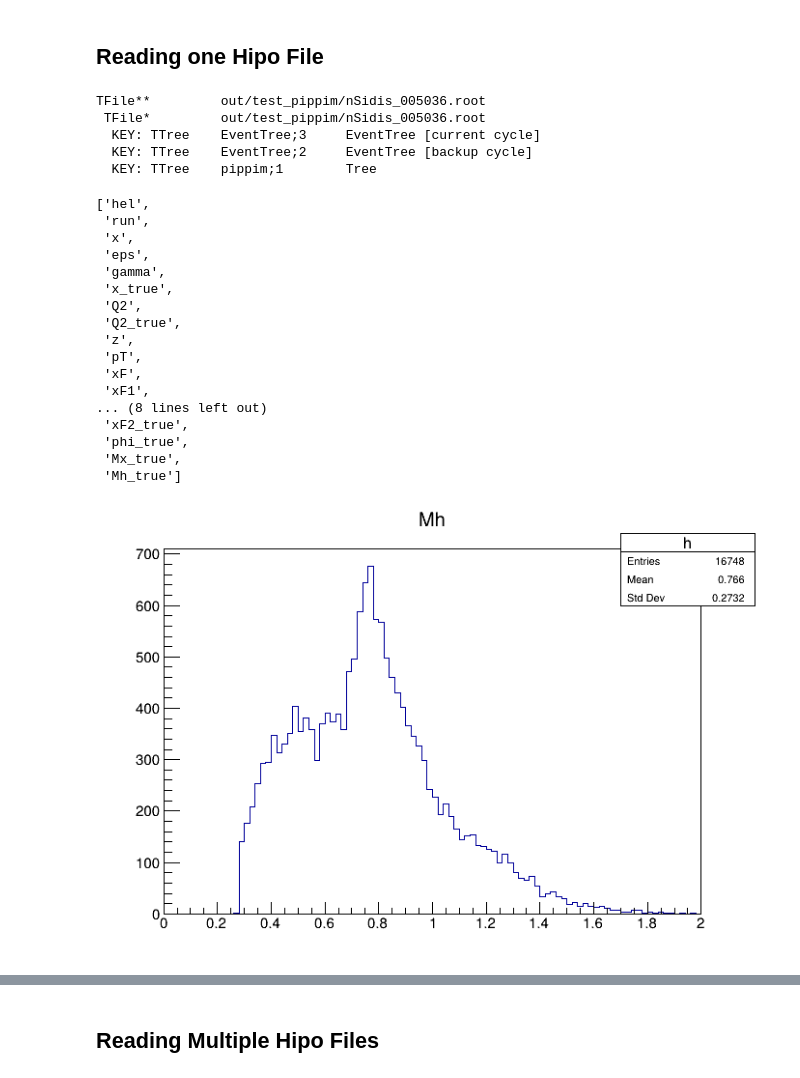
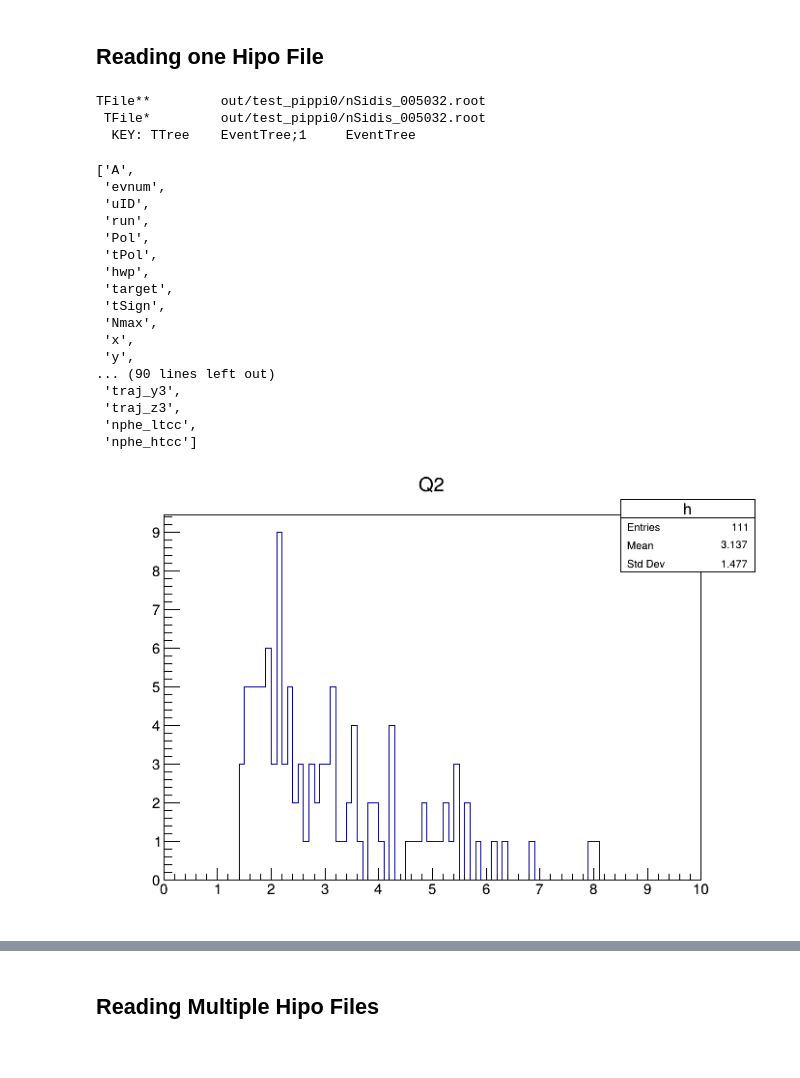
Before and after one commit to tjayhllstrn/clas-ana-scaffold-tyler, a Jupyter notebook: PlottingFromRootOut.ipynb, the cells around one changed output, grey strips where cells are left out. Saved outputs shown, nothing was run; the diff lists cells and outputs as text; code cells hidden in the pictures.

Commit message:
comment writing and pippi0 addition

```diff
--- a/PlottingFromRootOut.ipynb
+++ b/PlottingFromRootOut.ipynb
@@ -3,38 +3,36 @@ import ROOT
 # %% [markdown]
 ## Reading one Hipo File
 # %%
-f = ROOT.TFile("out/test_pippim/nSidis_005036.root")
+f = ROOT.TFile("out/test_pippi0/nSidis_005032.root")
 f.ls()
 # %% [output]
-TFile**         out/test_pippim/nSidis_005036.root
- TFile*         out/test_pippim/nSidis_005036.root
-  KEY: TTree    EventTree;3     EventTree [current cycle]
-  KEY: TTree    EventTree;2     EventTree [backup cycle]
-  KEY: TTree    pippim;1        Tree
+TFile**         out/test_pippi0/nSidis_005032.root
+ TFile*         out/test_pippi0/nSidis_005032.root
+  KEY: TTree    EventTree;1     EventTree
 # %%
-t = f.Get("pippim")
+t = f.Get("EventTree")
 [b.GetName() for b in t.GetListOfBranches()]
 # %% [output]
-['hel',
+['A',
+ 'evnum',
+ 'uID',
  'run',
+ 'Pol',
+ 'tPol',
+ 'hwp',
+ 'target',
+ 'tSign',
+ 'Nmax',
  'x',
- 'eps',
- 'gamma',
- 'x_true',
- 'Q2',
- 'Q2_true',
- 'z',
- 'pT',
- 'xF',
- 'xF1',
-... (8 lines left out)
- 'xF2_true',
- 'phi_true',
- 'Mx_true',
- 'Mh_true']
+ 'y',
+... (90 lines left out)
+ 'traj_y3',
+ 'traj_z3',
+ 'nphe_ltcc',
+ 'nphe_htcc']
 # %%
 c = ROOT.TCanvas()
-t.Draw("Mh>>h(100,0,2)")
+t.Draw("Q2>>h(100,0,10)")
 c.Draw()
 # %% [output]
-[figure, old version]
+[figure, new version]
```
Also changed, not shown: parts of 2 cells of this notebook, 4 other files.
